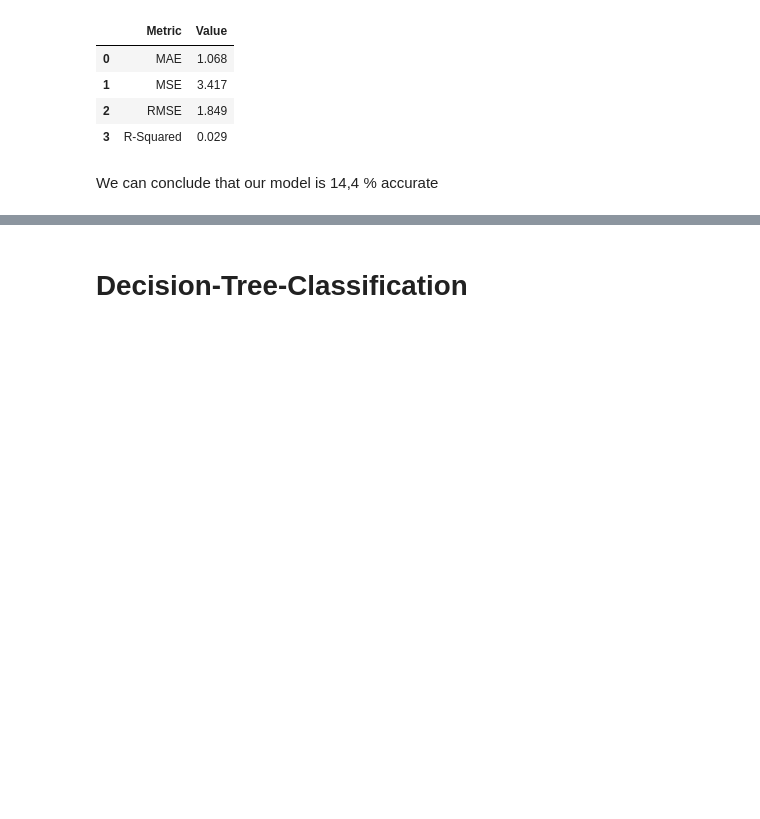
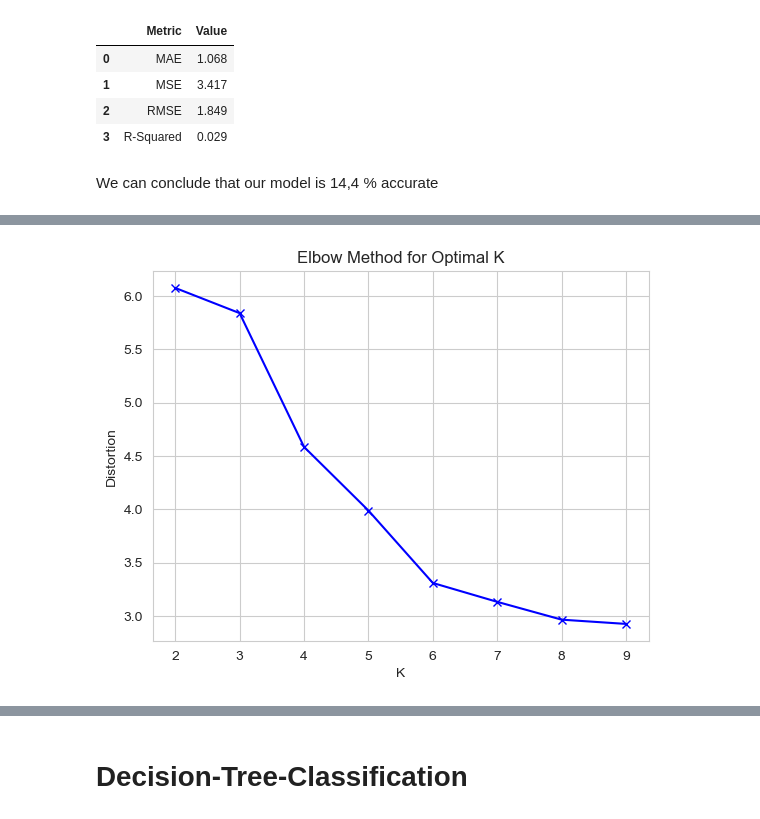
Before and after one commit to AhmadAlkaseb/BI, a Jupyter notebook: MiniProjekt 4/MiniProjekt4v2.ipynb, the cells around one changed output, grey strips where cells are left out. Drawn from its saved outputs; the diff is of its cells as text; code cells hidden in the pictures; blank space fills up the shorter version.

```diff
--- a/MiniProjekt 4/MiniProjekt4v2.ipynb
+++ b/MiniProjekt 4/MiniProjekt4v2.ipynb
@@ -566,0 +632,8 @@ We can conclude that our model is 14,4 % accurate
+# %%
+plt.title('Elbow Method for Optimal K')
+plt.plot(K, distortions, 'bx-')
+plt.xlabel('K')
+plt.ylabel('Distortion')
+plt.show()
+# %% [output]
+[figure, added]
```
Also changed, not shown: parts of 35 cells of this notebook, 2 other files.
